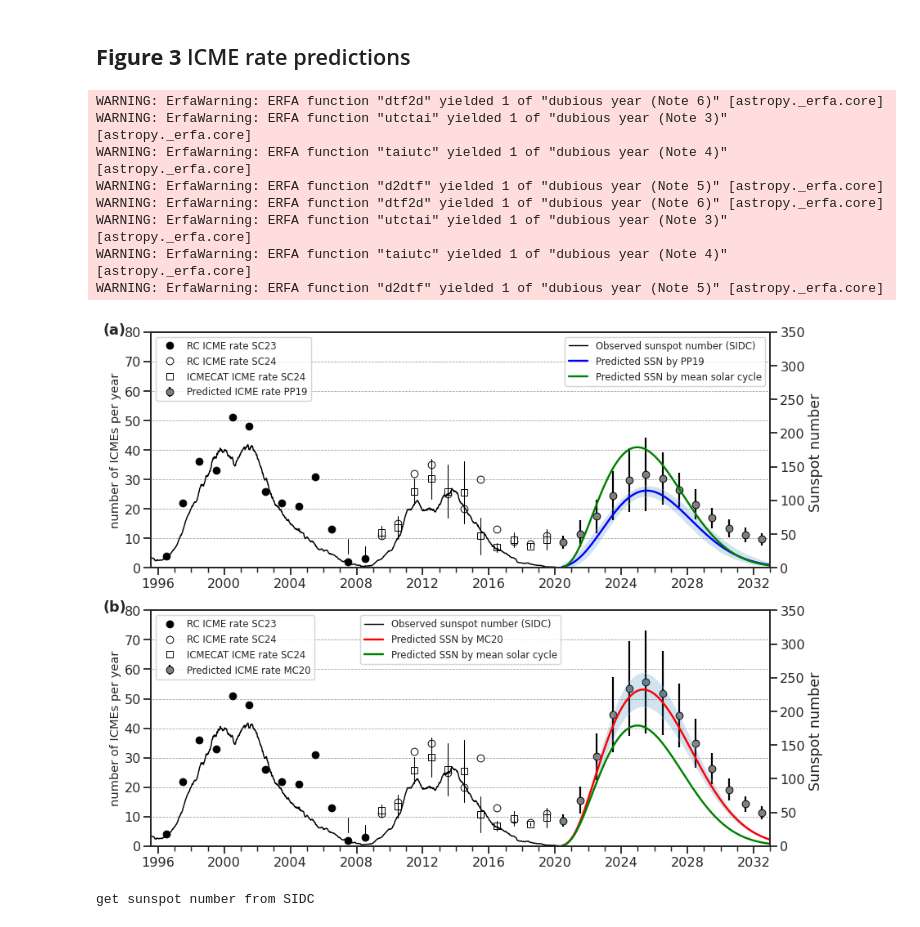
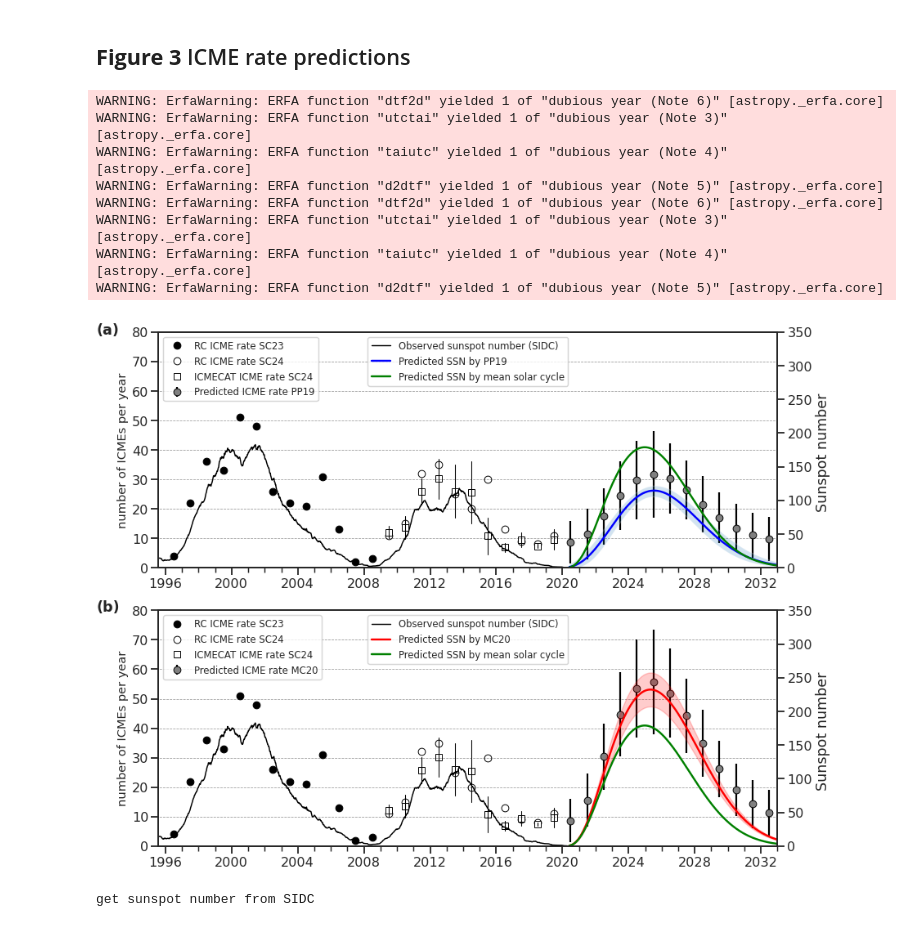
Before and after one commit to helioforecast/Papers, a Jupyter notebook: Moestl2020_PSP_rate/cme_rate.ipynb, the cells around one changed output. Drawn from its saved outputs; the diff is of its cells as text; code cells hidden in the pictures.

```diff
--- a/Moestl2020_PSP_rate/cme_rate.ipynb
+++ b/Moestl2020_PSP_rate/cme_rate.ipynb
@@ -1577,7 +1623,7 @@ ax1 = plt.subplot(212)
 ax1.plot(yearly_mid_times_23,rc_rate23, color='black',marker='o',markerfacecolor='black',label='RC ICME rate SC23',linestyle='')
 ax1.plot(yearly_mid_times_24,rc_rate24, color='black', marker='o',markerfacecolor='white',label='RC ICME rate SC24',linestyle='')
 ax1.plot(yearly_mid_times_24,ic_rate24, color='black', marker='s',markerfacecolor='white',label='ICMECAT ICME rate SC24',linestyle='')
-ax1.plot([icrate_year2,icrate_year2],[icrate.mean1-icrate.std1,icrate.mean1+icrate.std1],'-k',lw=1.1,label='')
+ax1.plot([icrate_year2[2:],icrate_year2[2:]],[icrate.mean1[2:]-icrate.std1[2:],icrate.mean1[2:]+icrate.std1[2:]],'-k',lw=1.1,label='')
 
 #ax1.plot(yearly_mid_times_25,icmes_predict_25mc,color='black', marker='o',markerfacecolor='grey',label='Predicted ICME rate MC20',linestyle='')
 ax1.errorbar(yearly_mid_times_25,icmes_predict_25mc,yerr=ic_rate_25_mc20_std, color='black', marker='o',markerfacecolor='grey',label='Predicted ICME rate MC20',linestyle='')
@@ -1594,7 +1640,7 @@ ax2.plot(ssn_time2,ssn.spot_mean_12,'-k',alpha=1,linewidth=1.5,label='Observed s
 ax2.plot(times_25_daily,spots_predict_25_daily,'-r',alpha=1,linewidth=2.5,label='Predicted SSN by MC20')
 ax2.plot(times_25_daily,spots_predict_25m_daily,'-g',alpha=1,linewidth=2.5,label='Predicted SSN by mean solar cycle')
 #ax2.fill_between(times_25_daily, spots_predict_25_daily_lower95, spots_predict_25_daily_upper95, alpha=0.2)
-ax2.fill_between(times_25_daily, spots_predict_25_daily_lower68, spots_predict_25_daily_upper68, alpha=0.2)
+ax2.fill_between(times_25_daily, spots_predict_25_daily_lower68, spots_predict_25_daily_upper68, color='red',alpha=0.2)
 
 ax2.set_ylabel('Sunspot number ')
 ax2.set_xlim(parse_time('1995-Aug-01 00:00').datetime,parse_time('2033-Jan-01 00:00').datetime)
@@ -1611,7 +1657,7 @@ ax3 = plt.subplot(211)
 ax3.plot(yearly_mid_times_23,rc_rate23, color='black',marker='o',markerfacecolor='black',label='RC ICME rate SC23',linestyle='')
 ax3.plot(yearly_mid_times_24,rc_rate24, color='black', marker='o',markerfacecolor='white',label='RC ICME rate SC24',linestyle='')
 ax3.plot(yearly_mid_times_24,ic_rate24, color='black', marker='s',markerfacecolor='white',label='ICMECAT ICME rate SC24',linestyle='')
-ax3.plot([icrate_year2,icrate_year2],[icrate.mean1-icrate.std1,icrate.mean1+icrate.std1],'-k',lw=1.1,label='')
+ax3.plot([icrate_year2[2:],icrate_year2[2:]],[icrate.mean1[2:]-icrate.std1[2:],icrate.mean1[2:]+icrate.std1[2:]],'-k',lw=1.1,label='')
 
 #ax3.plot(yearly_mid_times_25,icmes_predict_25pp,color='black', marker='o',markerfacecolor='grey',label='Predicted ICME rate PP19',linestyle='')
 ax3.errorbar(yearly_mid_times_25,icmes_predict_25pp,yerr=ic_rate_25_pp_std, color='black', marker='o',markerfacecolor='grey',label='Predicted ICME rate PP19',linestyle='')
@@ -1630,37 +1676,37 @@ ax4.fill_between(times_25_daily,spots_predict_25pp_daily_low,spots_predict_25pp_
 #mean cycle
 ax4.plot(times_25_daily,spots_predict_25m_daily,'-g',alpha=1,linewidth=2.5,label='Predicted SSN by mean solar cycle')
 ax4.set_ylabel('Sunspot number ')
 ax4.set_xlim(parse_time('1995-Aug-01 00:00').datetime,parse_time('2033-Jan-01 00:00').datetime)
 ax4.set_ylim(0,max_spot)
 years = mdates.YearLocator()   # every year
 ax4.xaxis.set_minor_locator(years)
-ax4.legend(loc=1,fontsize=12)
+ax4.legend(loc='upper center',fontsize=12)
 
 #grid on both panels
 gridtime=[datetime.datetime(1995, 1,1), datetime.datetime(2035, 1, 1)]
 
 for i in np.arange(0,100,10):
     ax1.plot(gridtime,[0,0]+i,linestyle='--',color='k',alpha=0.4,lw=0.8)
 for i in np.arange(0,100,10):
     ax3.plot(gridtime,[0,0]+i,linestyle='--',color='k',alpha=0.4,lw=0.8)
 
 plt.tight_layout()
 
-plt.annotate('(a)',[0.01,0.965],xycoords='figure fraction',weight='bold')
-plt.annotate('(b)',[0.01,0.47],xycoords='figure fraction',weight='bold')
+plt.annotate('(a)',[0.0,0.965],xycoords='figure fraction',weight='bold')
+plt.annotate('(b)',[0.0,0.47],xycoords='figure fraction',weight='bold')
 
 plt.savefig('results/plots_rate/fig3_sc25_predictions.pdf', dpi=300)
 plt.savefig('results/plots_rate/fig3_sc25_predictions.png', dpi=300)
 # %% [output]
 WARNING: ErfaWarning: ERFA function "dtf2d" yielded 1 of "dubious year (Note 6)" [astropy._erfa.core]
 WARNING: ErfaWarning: ERFA function "utctai" yielded 1 of "dubious year (Note 3)" [astropy._erfa.core]
 WARNING: ErfaWarning: ERFA function "taiutc" yielded 1 of "dubious year (Note 4)" [astropy._erfa.core]
 WARNING: ErfaWarning: ERFA function "d2dtf" yielded 1 of "dubious year (Note 5)" [astropy._erfa.core]
 WARNING: ErfaWarning: ERFA function "dtf2d" yielded 1 of "dubious year (Note 6)" [astropy._erfa.core]
 WARNING: ErfaWarning: ERFA function "utctai" yielded 1 of "dubious year (Note 3)" [astropy._erfa.core]
 WARNING: ErfaWarning: ERFA function "taiutc" yielded 1 of "dubious year (Note 4)" [astropy._erfa.core]
 WARNING: ErfaWarning: ERFA function "d2dtf" yielded 1 of "dubious year (Note 5)" [astropy._erfa.core]
-[figure, old version]
+[figure, new version]
 # %%
 #Extra plot for solar cycle comparison
 sns.set_context('talk')
```
Also changed, not shown: parts of 8 cells of this notebook, 3 other files.
